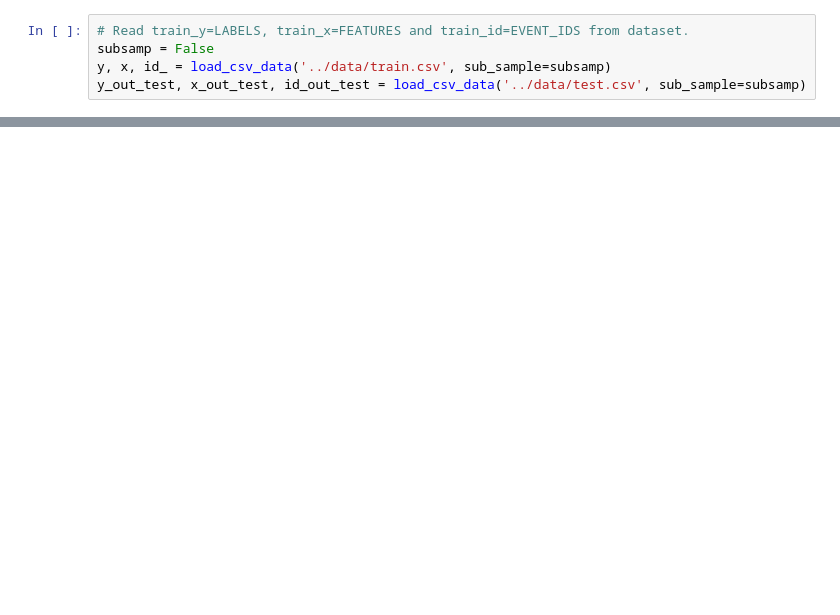
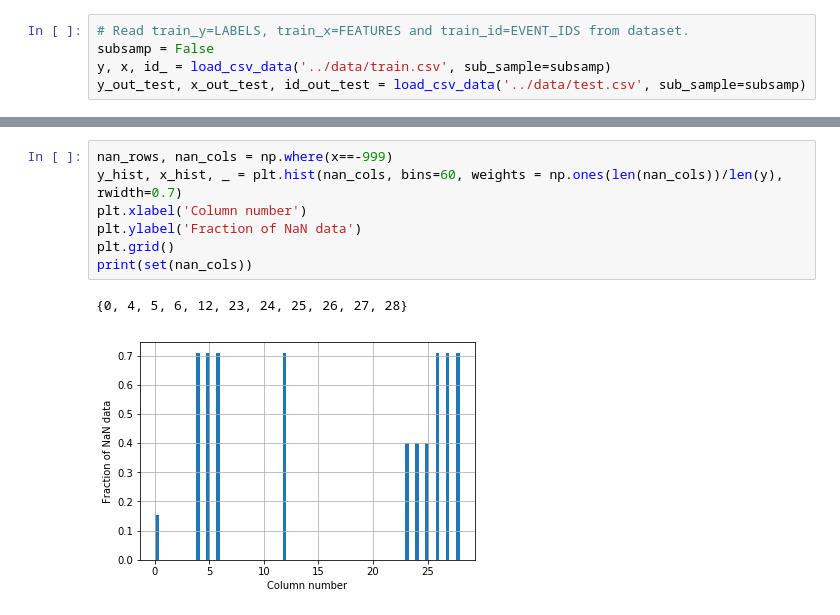
Before and after one commit to dforero0896/ml-project1, a Jupyter notebook: scripts/plots.ipynb, the cells around one changed output, grey strips where cells are left out. Drawn from its saved outputs; the diff is of its cells as text; blank space fills up the shorter version.

```diff
--- a/scripts/plots.ipynb
+++ b/scripts/plots.ipynb
@@ -60,0 +78,10 @@ new_x_test = (np.linalg.inv(diagonal2original).dot(x_test.T)).T
+# %%
+nan_rows, nan_cols = np.where(x==-999)
+y_hist, x_hist, _ = plt.hist(nan_cols, bins=60, weights = np.ones(len(nan_cols))/len(y), rwidth=0.7)
+plt.xlabel('Column number')
+plt.ylabel('Fraction of NaN data')
+plt.grid()
+print(set(nan_cols))
+# %% [output]
+{0, 4, 5, 6, 12, 23, 24, 25, 26, 27, 28}
+[figure, added]
```
Also changed, not shown: parts of 17 cells of this notebook.
